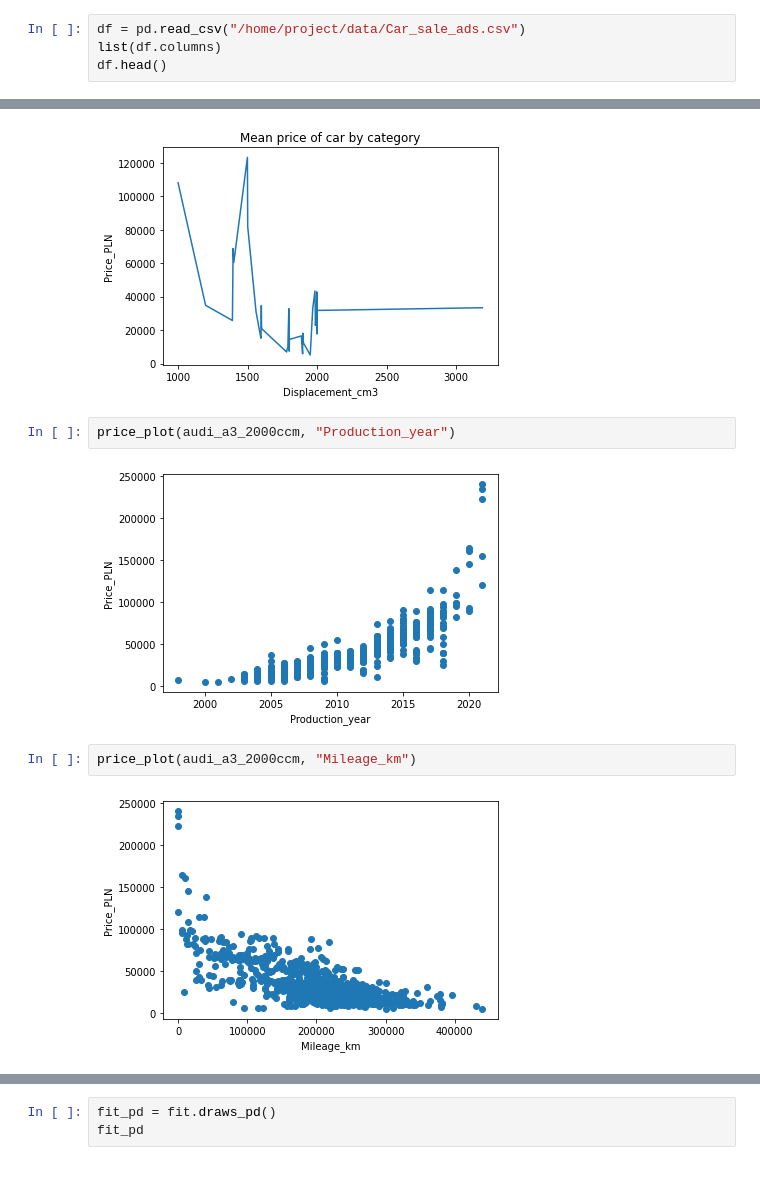
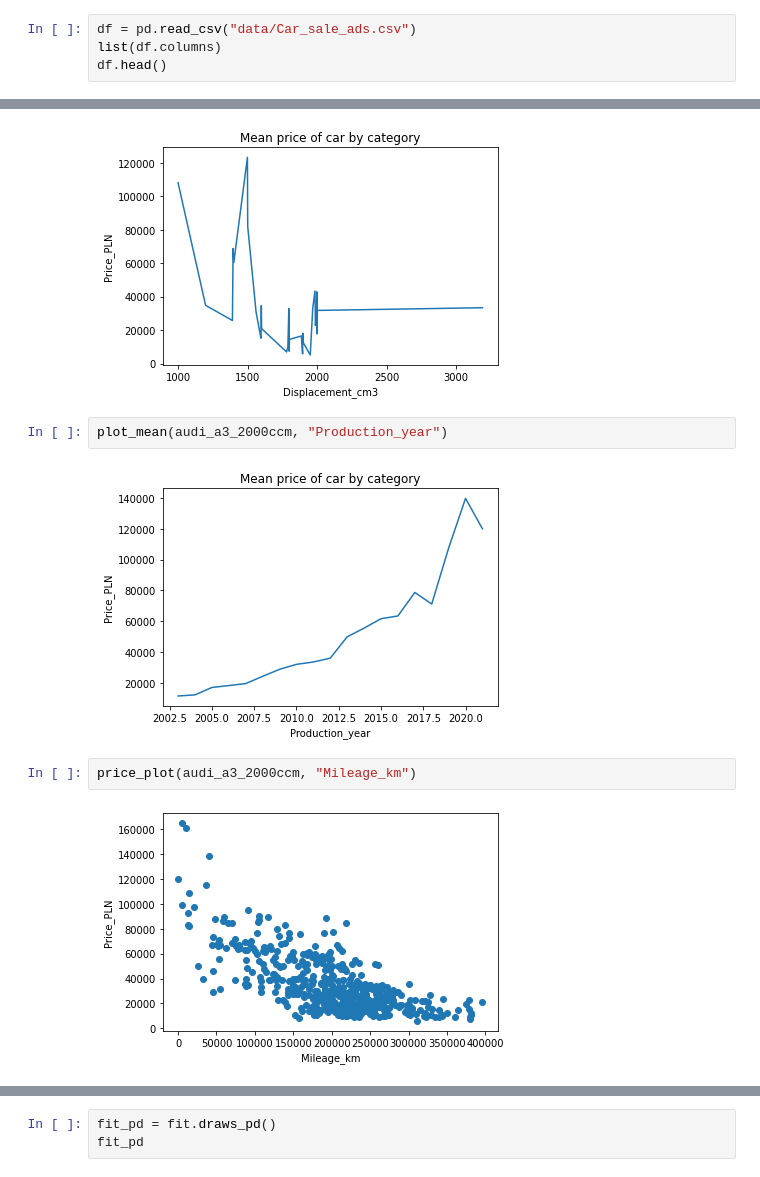
Before and after one commit to Karolina0110/DA, a Jupyter notebook: project/project.ipynb, the cells around one changed output, grey strips where cells are left out. Cells and saved outputs as stored; diff of their text form.

```diff
--- a/project/project.ipynb
+++ b/project/project.ipynb
@@ -2,7 +2,7 @@
 import pandas as pd
 import numpy as np
 # %%
-df = pd.read_csv("/home/project/data/Car_sale_ads.csv")
+df = pd.read_csv("data/Car_sale_ads.csv")
 list(df.columns)
 df.head()
 # %% [output]
@@ -82,10 +90,10 @@ plot_mean(audi_a3_cars, "Displacement_cm3")
 # %% [output]
 [figure]
 # %%
-price_plot(audi_a3_2000ccm, "Production_year")
+plot_mean(audi_a3_2000ccm, "Production_year")
 # %% [output]
-[figure, old version]
+[figure, new version]
 # %%
 price_plot(audi_a3_2000ccm, "Mileage_km")
 # %% [output]
-[figure, old version]
+[figure, new version]
```
Also changed, not shown: parts of 7 cells of this notebook, 9 other files.
